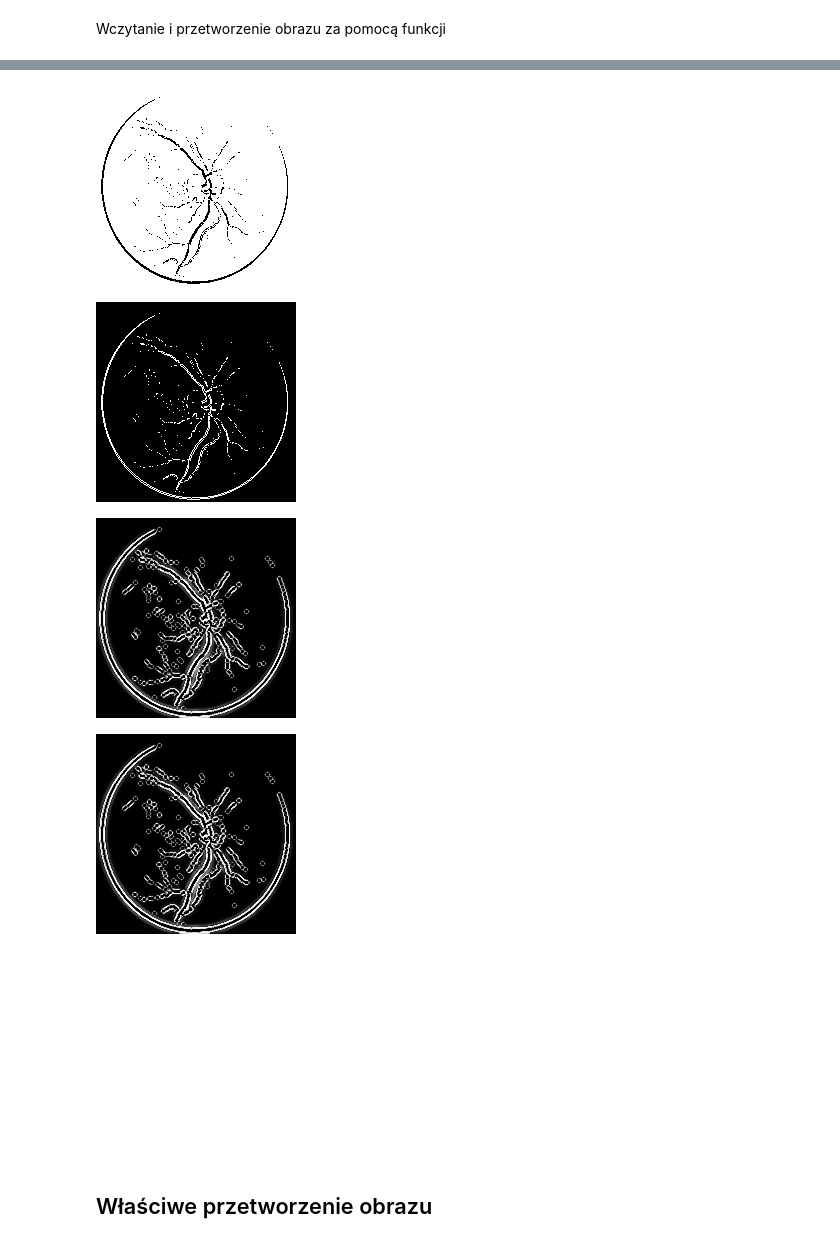
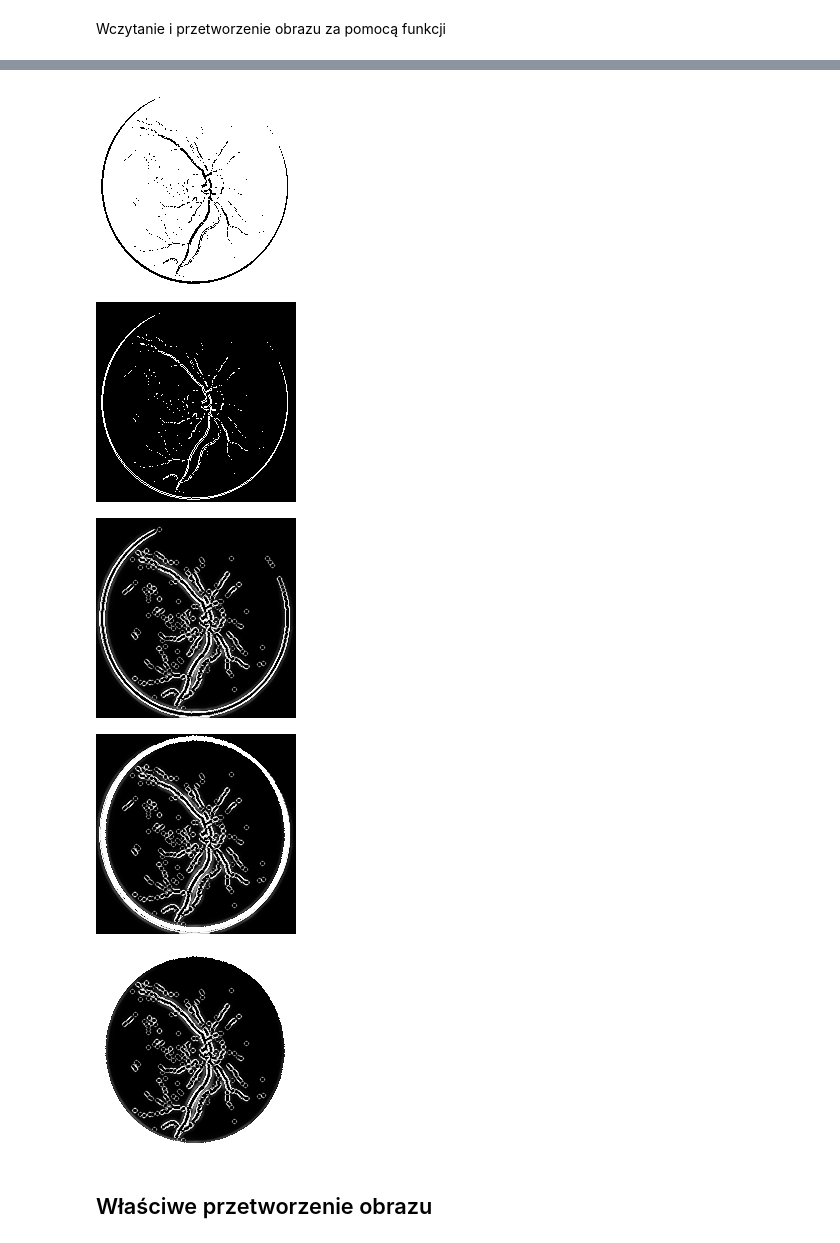
Before and after one commit to EwaKomkowska/Informatyka_w_medycynie, a Jupyter notebook: SitkowkaOka/SiatkowkaOkaBeata.ipynb, the cells around one changed output, grey strips where cells are left out. Drawn from its saved outputs; the diff is of its cells as text; code cells hidden in the pictures.

```diff
--- a/SitkowkaOka/SiatkowkaOkaBeata.ipynb
+++ b/SitkowkaOka/SiatkowkaOkaBeata.ipynb
@@ -160,17 +216,18 @@ Wczytanie i przetworzenie obrazu za pomocą funkcji
 # %%
 image = cv2.imread('/content/drive/My Drive/Colab Notebooks/zdjecia/Image_03R.jpg') # 51.76 / 56.1
 
-gray_to_find_circle = checkTestImage(image)     #obraz potrzebny do odnalezienia gałki ocznej
-image = lookingForEyeball(processing_image(image))  #wstepne przetworzenie obrazu
+#gray_to_find_circle = checkTestImage(image)     #obraz potrzebny do odnalezienia gałki ocznej
+#image = lookingForEyeball(processing_image(image))  #wstepne przetworzenie obrazu
+image = processing_image(image)
 # %% [output]
 [figure]
 [figure]
 [figure]
 [figure]
 [figure]
 [figure]
-[figure, old version]
+[figure, new version]
-[figure, old version]
+[figure, new version]
 # %% [markdown]
 ## Właściwe przetworzenie obrazu
 # %%
```
Also changed, not shown: parts of 7 cells of this notebook.
